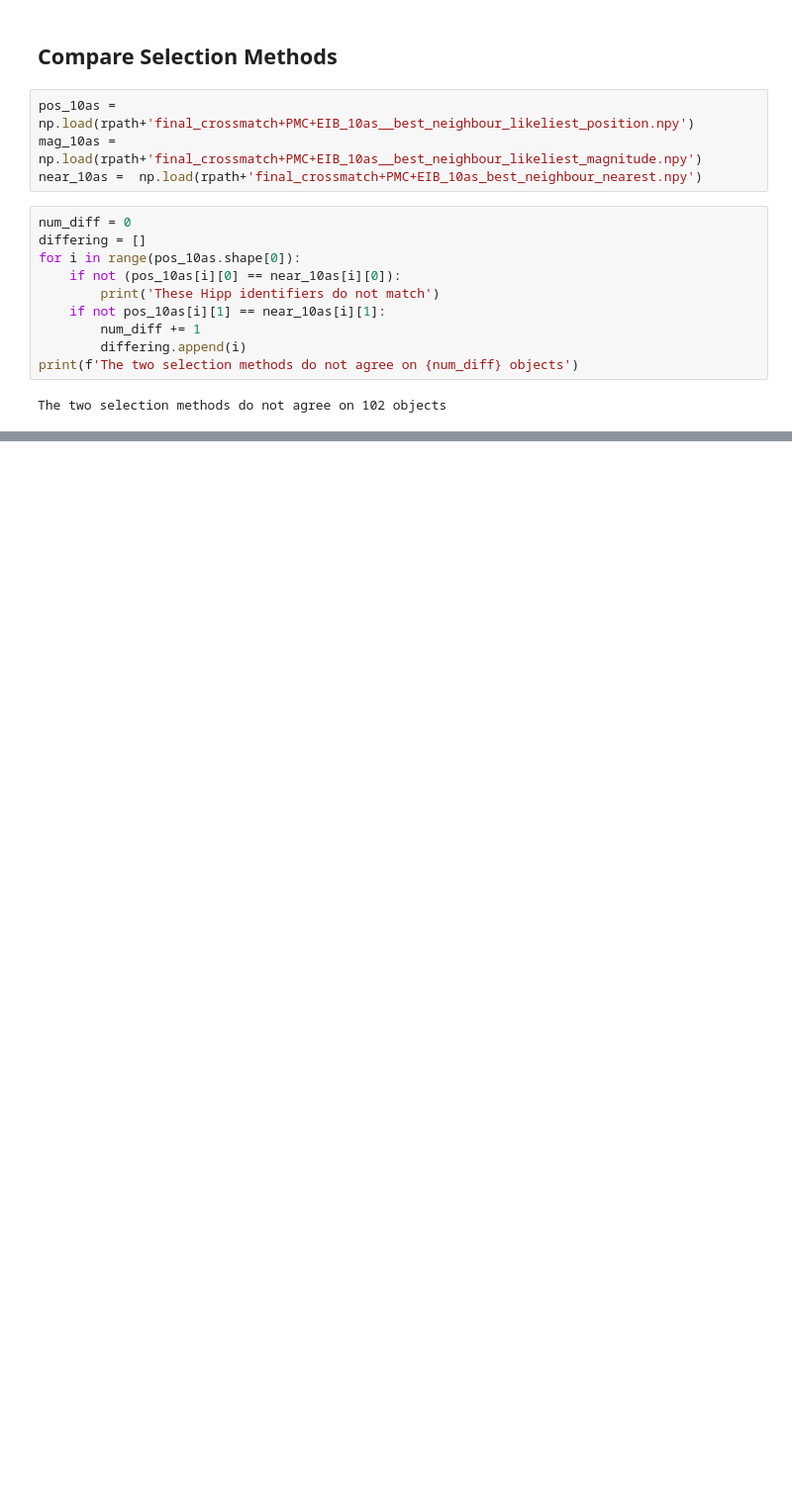
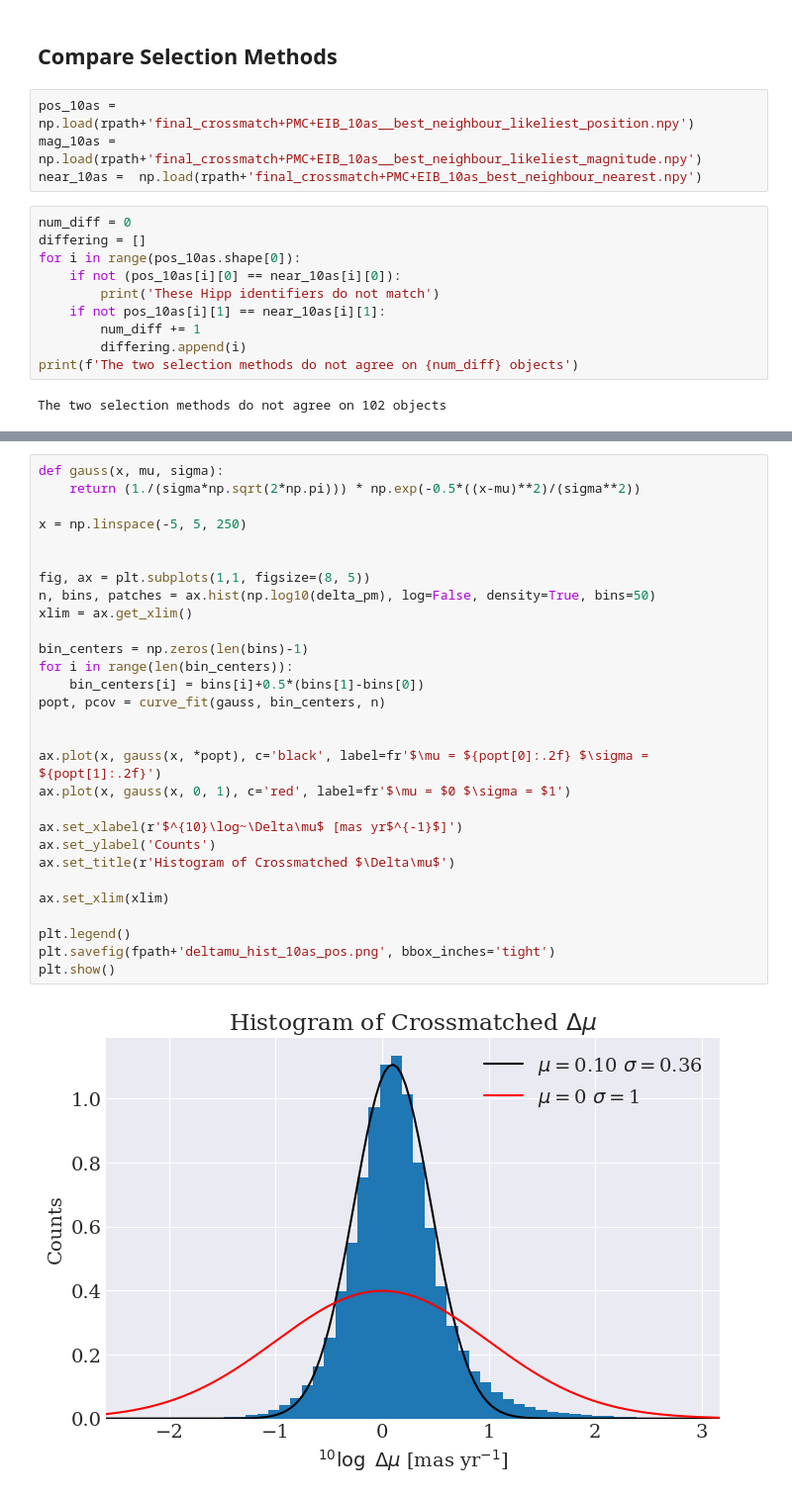
Before and after one commit to RenVit318/masterproject, a Jupyter notebook: src/notebooks/full_crossmatch_study.ipynb, the cells around one changed output, grey strips where cells are left out. Shown at 99% size. Cells and saved outputs as stored; diff of their text form; blank space fills up the shorter version.

```diff
--- a/src/notebooks/full_crossmatch_study.ipynb
+++ b/src/notebooks/full_crossmatch_study.ipynb
@@ -212,0 +229,31 @@ The two selection methods do not agree on 102 objects
+# %%
+def gauss(x, mu, sigma):
+    return (1./(sigma*np.sqrt(2*np.pi))) * np.exp(-0.5*((x-mu)**2)/(sigma**2))
+
+x = np.linspace(-5, 5, 250)
+
+
+fig, ax = plt.subplots(1,1, figsize=(8, 5))
+n, bins, patches = ax.hist(np.log10(delta_pm), log=False, density=True, bins=50)
+xlim = ax.get_xlim()
+
+bin_centers = np.zeros(len(bins)-1)
+for i in range(len(bin_centers)):
+    bin_centers[i] = bins[i]+0.5*(bins[1]-bins[0])
+popt, pcov = curve_fit(gauss, bin_centers, n)
+
+
+ax.plot(x, gauss(x, *popt), c='black', label=fr'$\mu = ${popt[0]:.2f} $\sigma = ${popt[1]:.2f}')
+ax.plot(x, gauss(x, 0, 1), c='red', label=fr'$\mu = $0 $\sigma = $1')
+
+ax.set_xlabel(r'$^{10}\log~\Delta\mu$ [mas yr$^{-1}$]')
+ax.set_ylabel('Counts')
+ax.set_title(r'Histogram of Crossmatched $\Delta\mu$')
+
+ax.set_xlim(xlim)
+
+plt.legend()
+plt.savefig(fpath+'deltamu_hist_10as_pos.png', bbox_inches='tight')
+plt.show()
+# %% [output]
+[figure, added]
```
Also changed, not shown: parts of 12 cells of this notebook, 1 other file.
